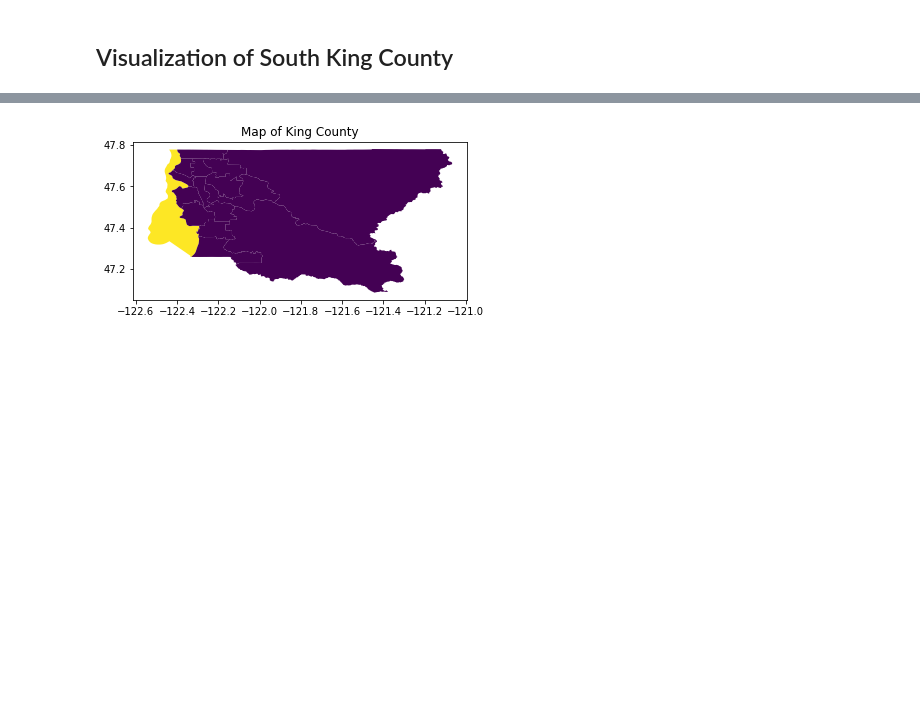
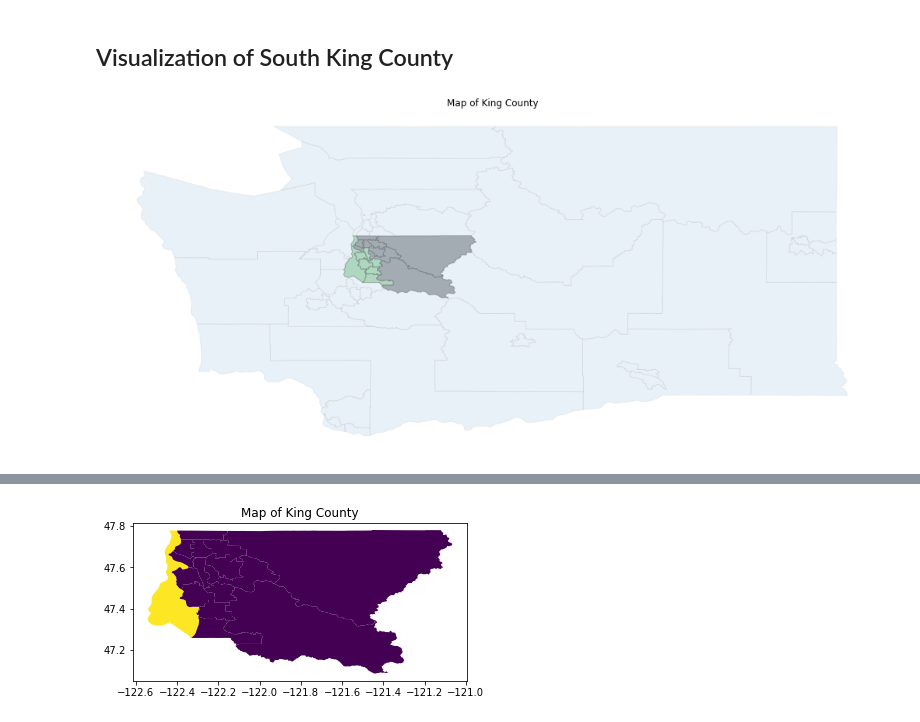
Before and after one commit to aabrahamson3/opportunity_youth, a Jupyter notebook: 01-making_a_map_aabrahamson.ipynb, the cells around one changed output, grey strips where cells are left out. Cells and saved outputs as stored; diff of their text form; code cells hidden in the pictures; blank space fills up the shorter version.

```diff
--- a/01-making_a_map_aabrahamson.ipynb
+++ b/01-making_a_map_aabrahamson.ipynb
@@ -62,4 +62,15 @@ skc_puma
 | 53 | 53 | 11608 | 5311608 | King County (Northwest Central)--... | G6120 | S | 91442359 | 24875257 | +47.6041090 | ... |
 # %% [markdown]
 ## Visualization of South King County
+# %%
+# current best map
+f, ax = plt.subplots(1, figsize=(18, 18))
+ax.set_title('Map of King County')
+ax.set_aspect('equal')
+skc_puma.plot(ax=ax, column='KCS', cmap='Accent_r', alpha = .5, linewidth=1, edgecolor='grey', legend = False)
+wa_puma.plot(ax=ax, alpha = 0.1, linewidth=1, edgecolor='grey', legend = False)
+ax.set_axis_off()
+plt.show();
+# %% [output]
+[figure, added]
 # %%
```
Also changed, not shown: parts of 1 cell of this notebook.
